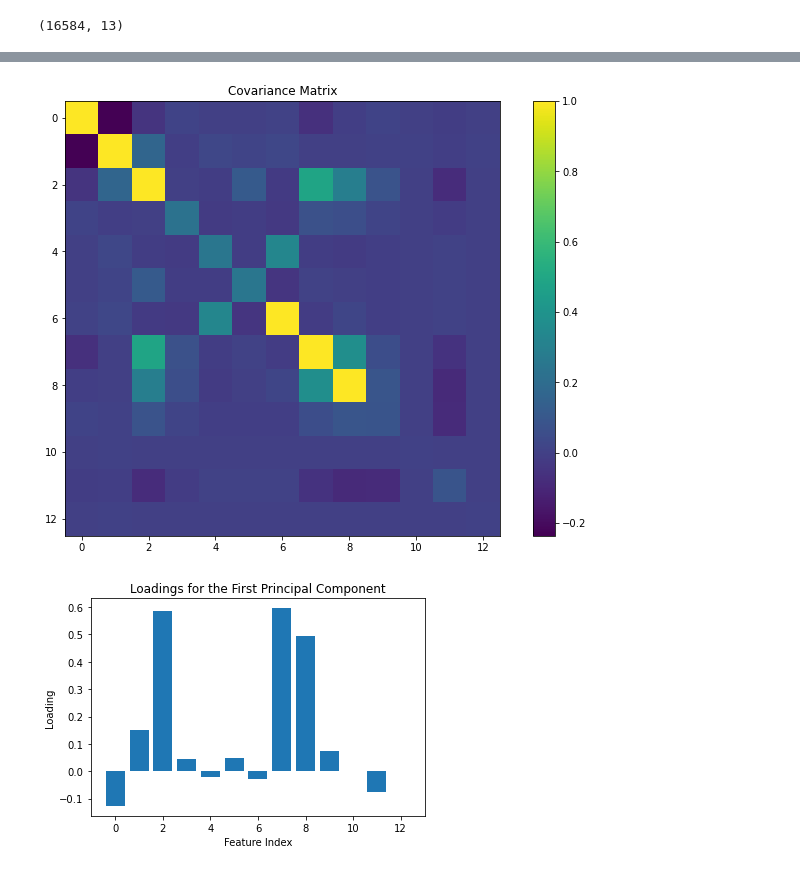
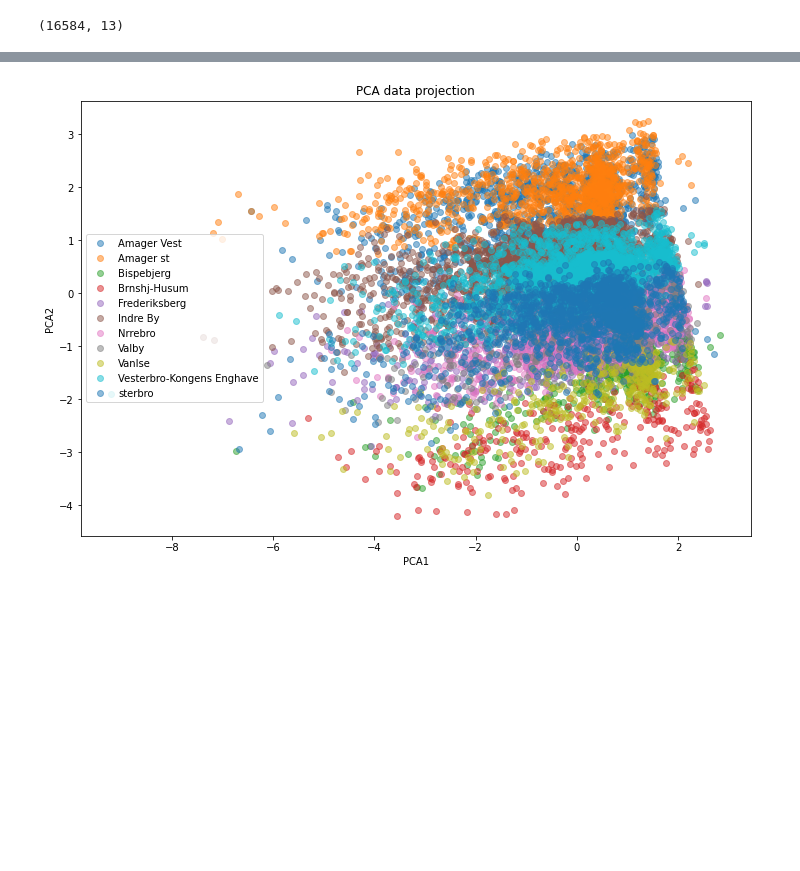
Before and after one commit to joaomena17/MachineLearningDataMining, a Jupyter notebook: data_visualization.ipynb, the cells around one changed output, grey strips where cells are left out. Saved outputs shown, nothing was run; the diff lists cells and outputs as text; code cells hidden in the pictures; blank space fills up the shorter version.

```diff
--- a/data_visualization.ipynb
+++ b/data_visualization.ipynb
@@ -460,31 +467,22 @@ plt.show()
 # %%
 # Project the centered data onto principal component space
 Z = M @ V
-# %%
-# compute covariance matrix
-C = np.cov(M.T)
-C.shape
-
-# plot covariance matrix
-plt.figure(figsize=(12, 8))
-plt.imshow(C)
-plt.colorbar()
-plt.title('Covariance Matrix')
-plt.show()
-# %% [output]
-[figure, removed]
-# %%
-# Assuming 'standardized_data' is your standardized data matrix
-pca = PCA(n_components=5)
-pca.fit(M)
-
-# Access the loadings for the first 5 components
-loadings = pca.components_[:5]
-
-plt.bar(range(len(loadings[0])), loadings[0])
-plt.xlabel('Feature Index')
-plt.ylabel('Loading')
-plt.title('Loadings for the First Principal Component')
-plt.show()
-# %% [output]
-[figure, removed]
+# %%
+# Plot PCA of the data for neighbourhood
+f = plt.figure(figsize=(12, 8))
+plt.title('PCA data projection')
+i=0
+j=1
+C = len(classNames)
+for c in range(C):
+    # select indices belonging to class c:
+    class_mask = y==c
+    plt.plot(Z[class_mask,i], Z[class_mask,j], 'o', alpha=.5)
+plt.legend(classNames)
+plt.xlabel('PCA{0}'.format(i+1))
+plt.ylabel('PCA{0}'.format(j+1))
+
+# Output result to screen
+plt.show()
+# %% [output]
+[figure, added]
```
Also changed, not shown: parts of 26 cells of this notebook.
